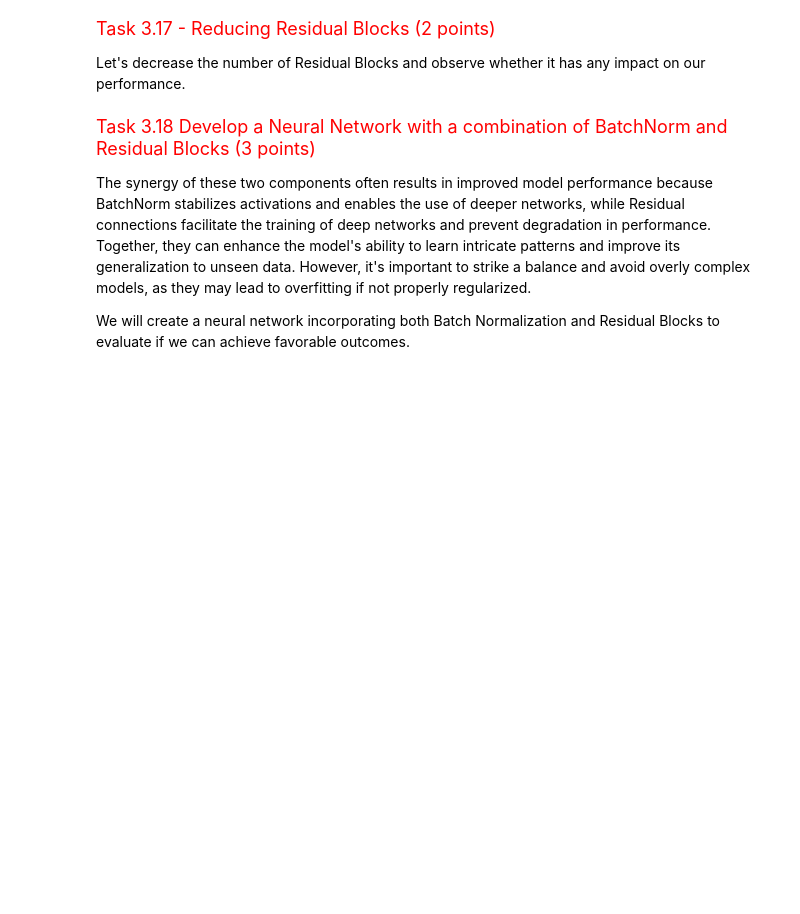
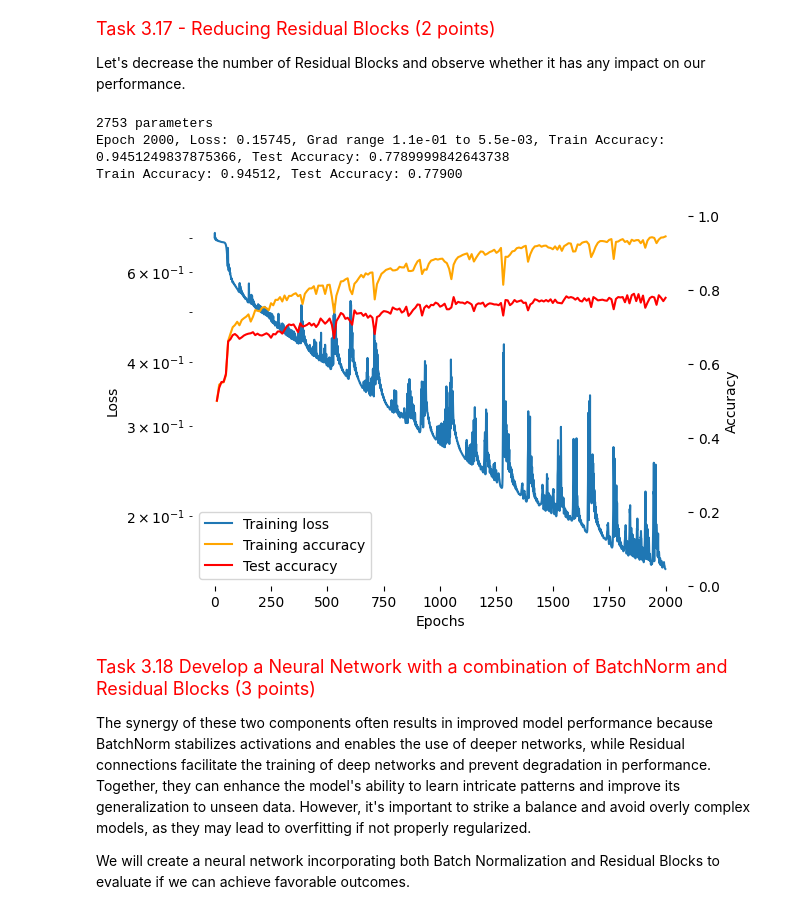
Before and after one commit to ayaazuddin/CS7150-Homework-2, a Jupyter notebook: HW2_1_OptimizationAndNetworkArchitecture.ipynb, the cells around one changed output. Drawn from its saved outputs; the diff is of its cells as text; code cells hidden in the pictures; blank space fills up the shorter version.

```diff
--- a/HW2_1_OptimizationAndNetworkArchitecture.ipynb
+++ b/HW2_1_OptimizationAndNetworkArchitecture.ipynb
@@ -1514,25 +1550,57 @@ run_test(
 Let's decrease the number of Residual Blocks and observe whether it has any impact on our performance.
 # %%
 torch.manual_seed(7150)# (Leave it here for deterministic behavior and easier grading)
-hidden_dims = None
-fan_out_dims = None
+# hidden_dims = None
+# fan_out_dims = None
 ################################################################################
 # TODO: In this task, we will configure a neural network consisting of two
 # residual blocks
 # Hidden Dimension = 16
 # fan_out_dims = 32
 # Loss - Binary Cross Entropy
 # Optimizer - Adam - (lr=0.01, weight_decay=1e-3)
 # Residual Block - [ReLU → Linear → ReLU → Linear]
 # Network Architecture - Linear -> Residual Block -> Residual Block ->
 # (Linear + Sigmoid)
 ################################################################################
 
-raise NotImplementedError
+input_size=train_data.size(1)
+hidden_dims= 16
+fan_out_dims=32
+output_dims=1
+
+run_test(
+    Supervise(
+    nn.BCELoss(),
+        nn.Sequential(
+            nn.Linear(input_size, hidden_dims),
+            ResidualSequence(
+                nn.ReLU(),
+                nn.Linear(hidden_dims, fan_out_dims),
+                nn.ReLU(),
+                nn.Linear(fan_out_dims, hidden_dims),
+            ),
+            ResidualSequence(
+                nn.ReLU(),
+                nn.Linear(hidden_dims, fan_out_dims),
+                nn.ReLU(),
+                nn.Linear(fan_out_dims, hidden_dims),
+            ),
+            nn.Linear(hidden_dims, output_dims),
+            nn.Sigmoid()
+        )
+    ),
+    lambda p: ADAMOptimizer(p,lr=0.01,weight_decay=1e-3)
+)
 
 ###########################################################################
 #                             END OF YOUR CODE                            #
 ###########################################################################
+# %% [output]
+2753 parameters
+Epoch 2000, Loss: 0.15745, Grad range 1.1e-01 to 5.5e-03, Train Accuracy: 0.9451249837875366, Test Accuracy: 0.7789999842643738
+Train Accuracy: 0.94512, Test Accuracy: 0.77900
+[figure, added]
 # %% [markdown]
 <font size='4' color='Red'>Task 3.18 Develop a Neural Network with a combination of BatchNorm and Residual Blocks (3 points)</font>
 
```
Also changed, not shown: parts of 18 cells of this notebook.
